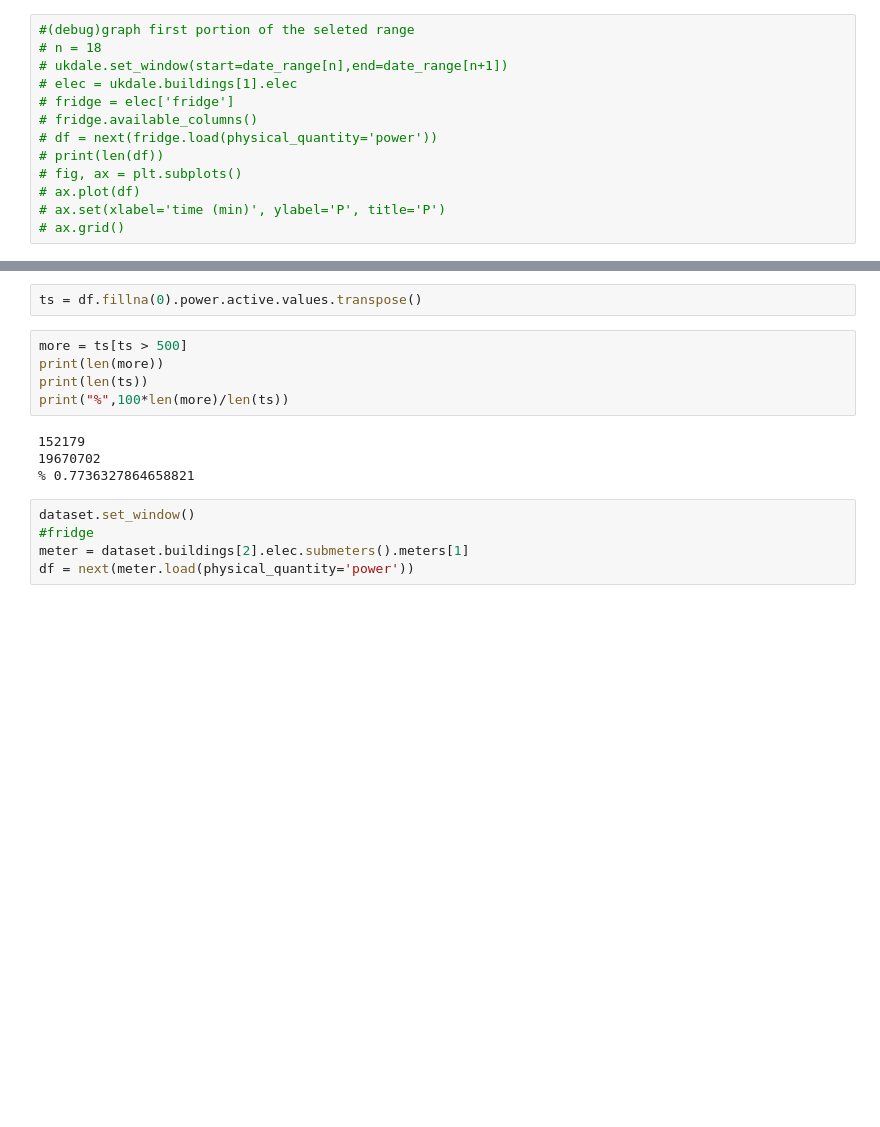
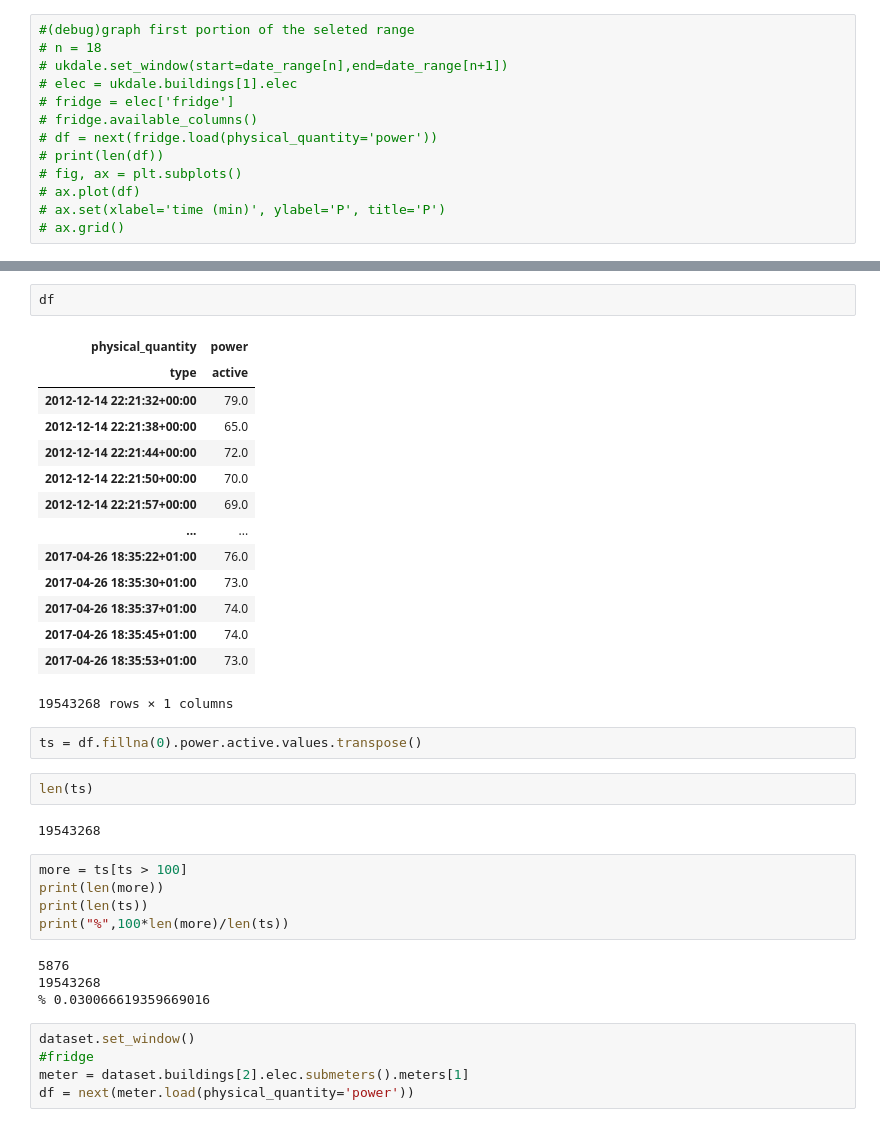
Before and after one commit to jenkoj/ts2img, a Jupyter notebook: generate_dataset.ipynb, the cells around one changed output, grey strips where cells are left out. Drawn from its saved outputs; the diff is of its cells as text; blank space fills up the shorter version.

```diff
--- a/generate_dataset.ipynb
+++ b/generate_dataset.ipynb
@@ -828,14 +857,35 @@ computer monitor 1
+# %%
+df
+# %% [output]
+| physical_quantity | power |
+| type | active |
+| 2012-12-14 22:21:32+00:00 | 79.0 |
+| 2012-12-14 22:21:38+00:00 | 65.0 |
+| 2012-12-14 22:21:44+00:00 | 72.0 |
+| 2012-12-14 22:21:50+00:00 | 70.0 |
+| 2012-12-14 22:21:57+00:00 | 69.0 |
+| ... | ... |
+| 2017-04-26 18:35:22+01:00 | 76.0 |
+| 2017-04-26 18:35:30+01:00 | 73.0 |
+| 2017-04-26 18:35:37+01:00 | 74.0 |
+| 2017-04-26 18:35:45+01:00 | 74.0 |
+| 2017-04-26 18:35:53+01:00 | 73.0 |
+19543268 rows × 1 columns
 # %%
 ts = df.fillna(0).power.active.values.transpose()
+# %%
+len(ts)
+# %% [output]
+19543268
 # %%
-more = ts[ts > 500]
+more = ts[ts > 100]
 print(len(more))
 print(len(ts))
 print("%",100*len(more)/len(ts))
 # %% [output]
-152179
-19670702
-% 0.7736327864658821
+5876
+19543268
+% 0.030066619359669016
 # %%
 dataset.set_window()
 #fridge
```
Also changed, not shown: parts of 16 cells of this notebook.
